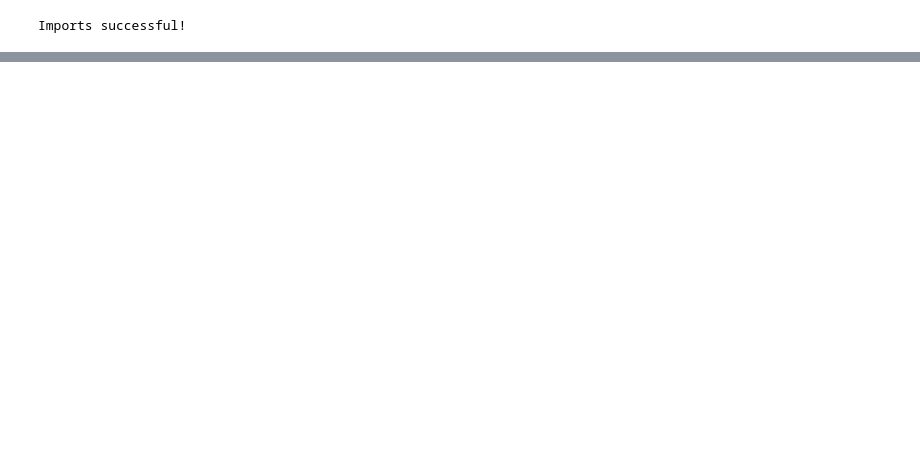
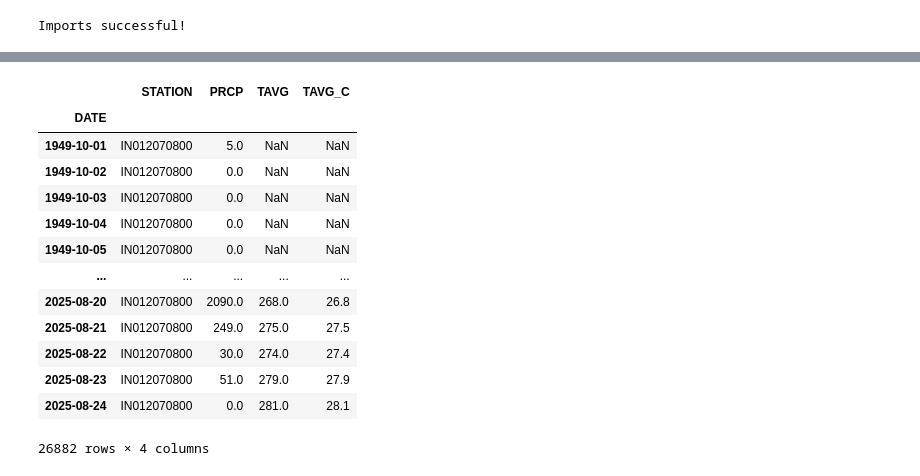
Before and after one commit to cu-esiil-edu/01-climate-gaurav-jojo, a Jupyter notebook: notebooks/Climate-gaurav.ipynb, the cells around one changed output, grey strips where cells are left out. Drawn from its saved outputs; the diff is of its cells as text; code cells hidden in the pictures; blank space fills up the shorter version.

Commit message:
climate_data

```diff
--- a/notebooks/Climate-gaurav.ipynb
+++ b/notebooks/Climate-gaurav.ipynb
@@ -9,3 +9,9 @@ print("Imports successful!")
 [interactive output not drawn]
 [interactive output not drawn]
 Imports successful!
+# %%
+mumbai_url = ('https://www.ncei.noaa.gov/access/services/'
+           'data/v1?dataset=daily-summaries'
+           '&dataTypes=TAVG,PRCP&stations=IN012070800'
+           '&startDate=1949-10-01&endDate=2025-08-24')
+mumbai_url
@@ -11,0 +20,4 @@ Imports successful!
+# %%
+mumbai_df= pd.read_csv(mumbai_url,
+                       parse_dates=True,index_col="DATE")
+mumbai_df
@@ -11,0 +45,18 @@ Imports successful!
+# %%
+mumbai_df["TAVG_C"] = mumbai_df["TAVG"] / 10
+mumbai_df
+# %% [output]
+|  | STATION | PRCP | TAVG | TAVG_C |
+| DATE |  |  |  |  |
+| 1949-10-01 | IN012070800 | 5.0 | NaN | NaN |
+| 1949-10-02 | IN012070800 | 0.0 | NaN | NaN |
+| 1949-10-03 | IN012070800 | 0.0 | NaN | NaN |
+| 1949-10-04 | IN012070800 | 0.0 | NaN | NaN |
+| 1949-10-05 | IN012070800 | 0.0 | NaN | NaN |
+| ... | ... | ... | ... | ... |
+| 2025-08-20 | IN012070800 | 2090.0 | 268.0 | 26.8 |
+| 2025-08-21 | IN012070800 | 249.0 | 275.0 | 27.5 |
+| 2025-08-22 | IN012070800 | 30.0 | 274.0 | 27.4 |
+| 2025-08-23 | IN012070800 | 51.0 | 279.0 | 27.9 |
+| 2025-08-24 | IN012070800 | 0.0 | 281.0 | 28.1 |
+26882 rows × 4 columns
```
Also changed, not shown: parts of 6 cells of this notebook.
